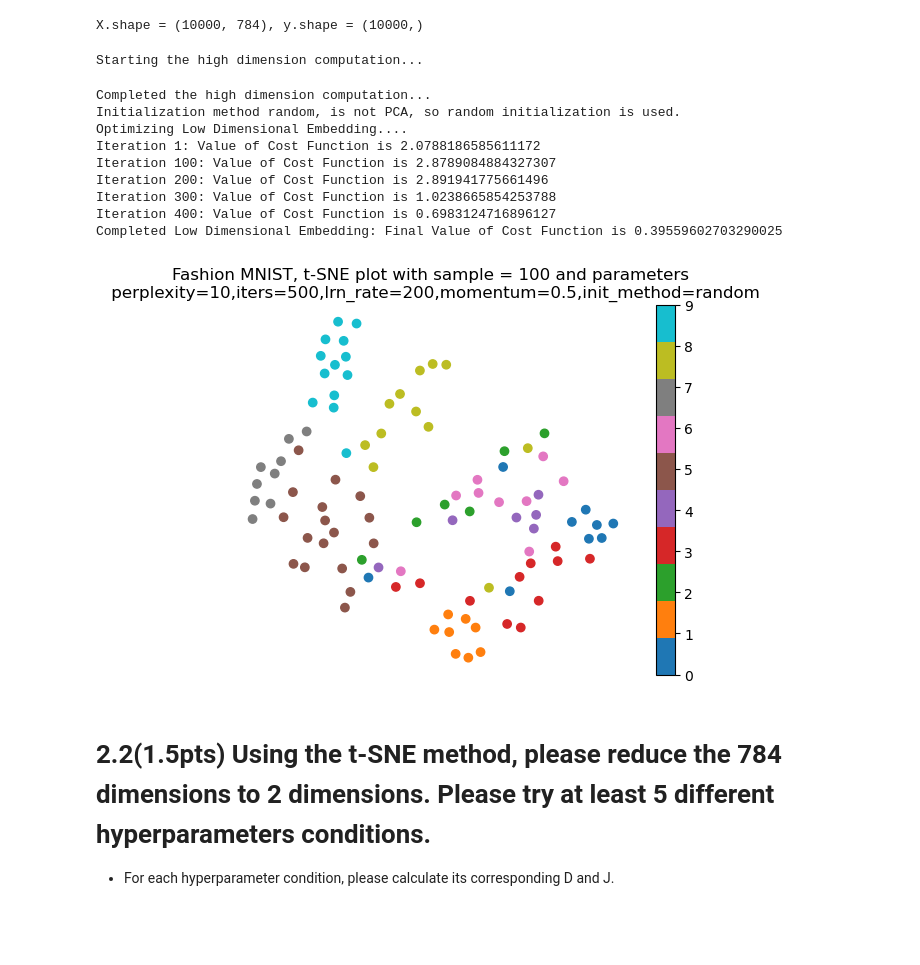
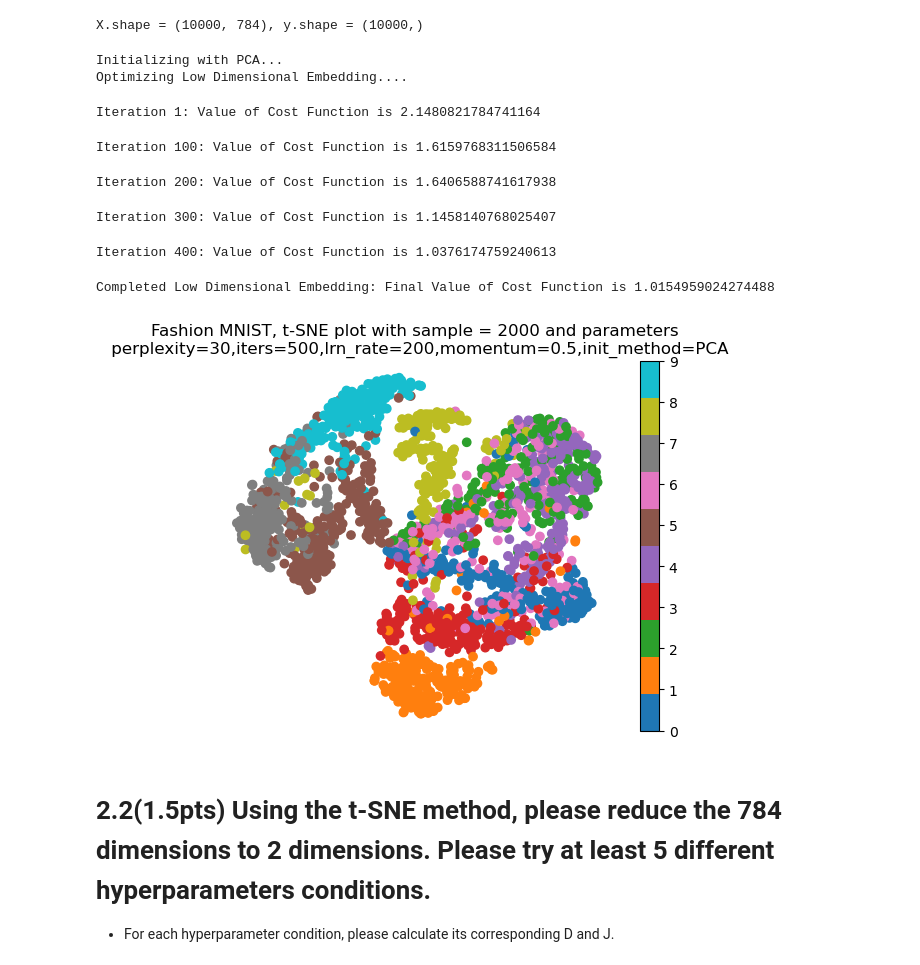
Before and after one commit to anjali-ojha/data-mining, a Jupyter notebook: bonus/tsne.ipynb, the cells around one changed output. Drawn from its saved outputs; the diff is of its cells as text; code cells hidden in the pictures; blank space fills up the shorter version.

```diff
--- a/bonus/tsne.ipynb
+++ b/bonus/tsne.ipynb
@@ -46,7 +64,7 @@ $$
 import pandas as pd
 
 df = pd.read_csv('fashion_mnist1.csv')
-X = df.iloc[:, 1:].values
+X = df.iloc[:, 1:].values / 255.0
 y = df.iloc[:, 0].values
 print(f"{X.shape = }, {y.shape = }")
 # %% [output]
@@ -302,24 +540,23 @@ class TSNE:
         plt.grid(True)
         plt.show()
 # %%
-X = (X - X.mean(axis=0)) / X.std(axis=0)
+n_sample = 2000
+# X = (X - X.mean(axis=0)) / X.std(axis=0)
 X_sample = X[:n_sample:, ]
 y_sample = y[:n_sample]
-tsne = TSNE(perplexity=10, iterations=500, learning_rate=200, n_components=2)
+tsne = TSNE(perplexity=30, iterations=500, learning_rate=200, n_components=2, initialization_method='PCA')
 solution, Y = tsne.fit(X_sample)
 tsne.plot_embeddings(solution, y_sample)
 # %% [output]
-Starting the high dimension computation...
+Initializing with PCA...
+Optimizing Low Dimensional Embedding....
-Completed the high dimension computation...
-Initialization method random, is not PCA, so random initialization is used.
-Optimizing Low Dimensional Embedding....
-Iteration 1: Value of Cost Function is 2.0788186585611172
-Iteration 100: Value of Cost Function is 2.8789084884327307
-Iteration 200: Value of Cost Function is 2.891941775661496
-Iteration 300: Value of Cost Function is 1.0238665854253788
-Iteration 400: Value of Cost Function is 0.6983124716896127
-Completed Low Dimensional Embedding: Final Value of Cost Function is 0.39559602703290025
+Iteration 1: Value of Cost Function is 2.1480821784741164
+Iteration 100: Value of Cost Function is 1.6159768311506584
+Iteration 200: Value of Cost Function is 1.6406588741617938
+Iteration 300: Value of Cost Function is 1.1458140768025407
+Iteration 400: Value of Cost Function is 1.0376174759240613
+Completed Low Dimensional Embedding: Final Value of Cost Function is 1.0154959024274488
-[figure, old version]
+[figure, new version]
 # %% [markdown]
 # 2.2(1.5pts) Using the t-SNE method, please reduce the 784 dimensions to 2 dimensions. Please try at least 5 different hyperparameters conditions.
 
```
Also changed, not shown: parts of 6 cells of this notebook, 8 other files.
